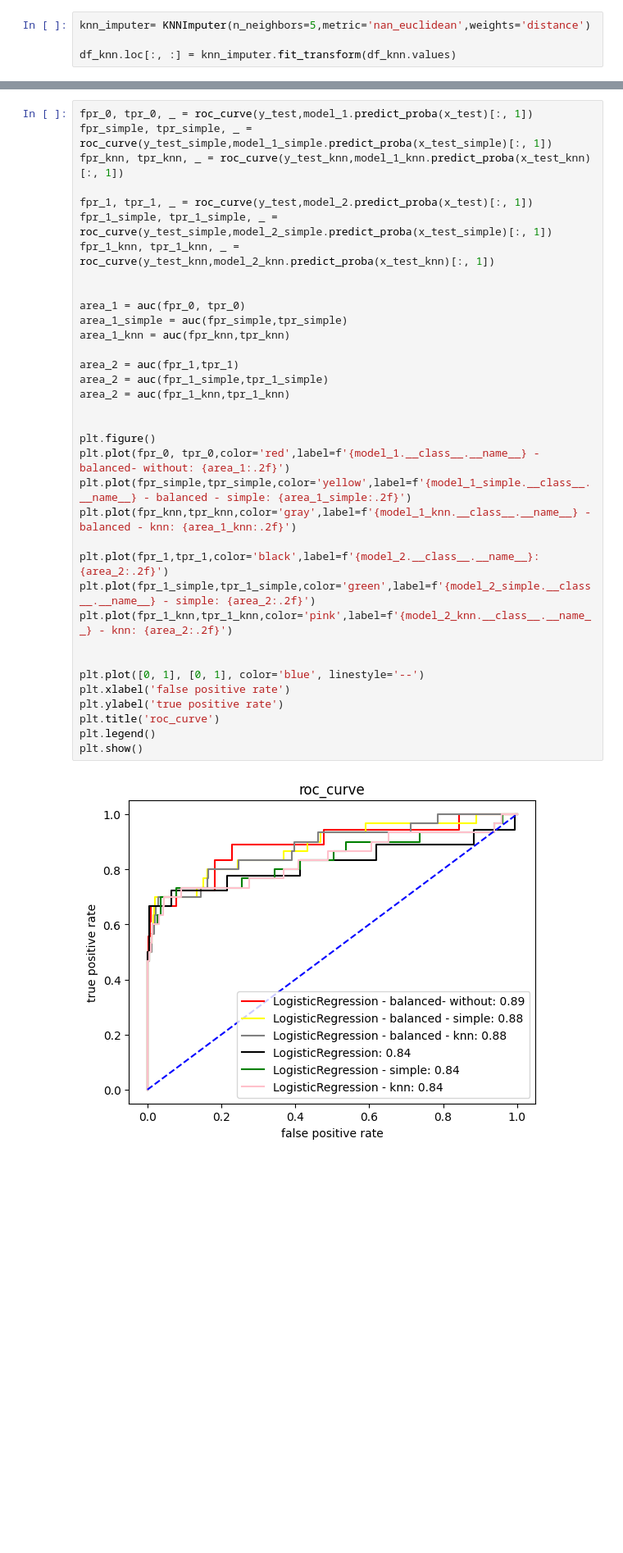
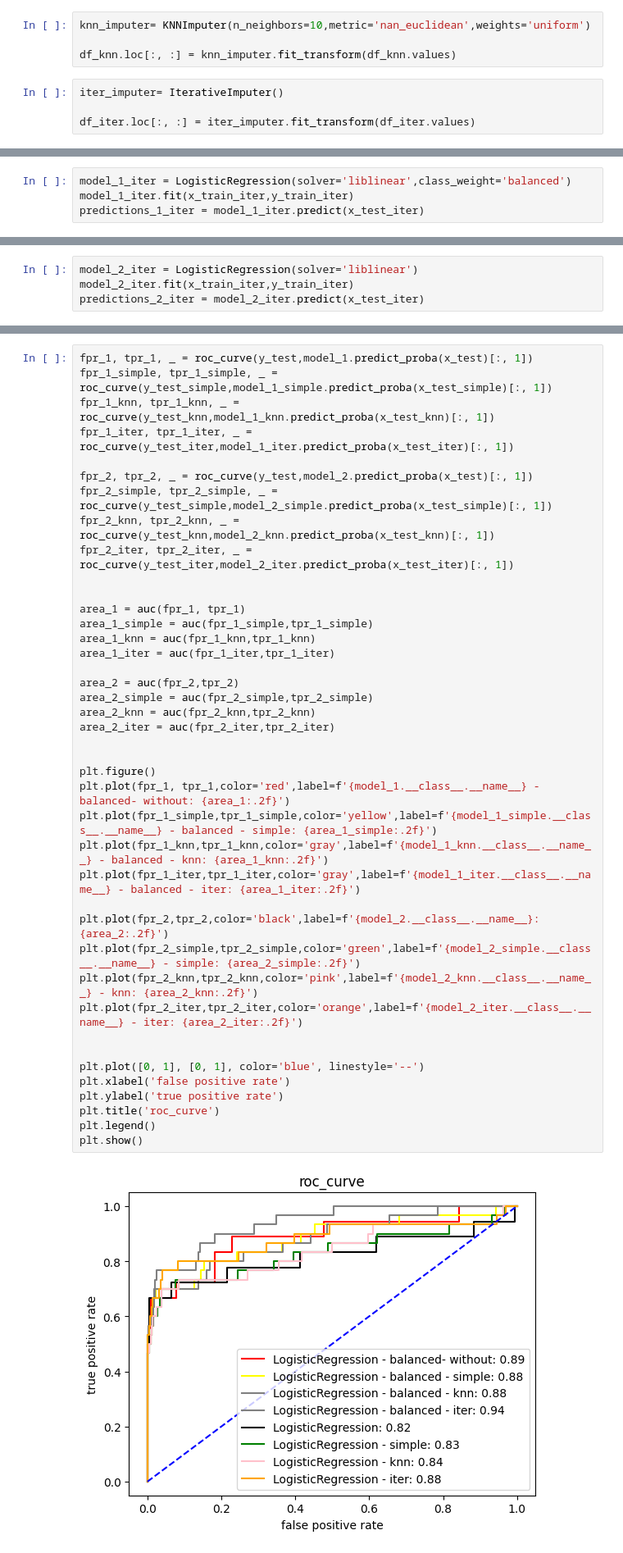
Before and after one commit to haroldeustaquio/Machine-Learning, a Jupyter notebook: Logistic-Regression/Heart-Disease-Prediction/testing.ipynb, the cells around one changed output, grey strips where cells are left out. Shown at 82% size. Cells and saved outputs as stored; diff of their text form; blank space fills up the shorter version.

```diff
--- a/Logistic-Regression/Heart-Disease-Prediction/testing.ipynb
+++ b/Logistic-Regression/Heart-Disease-Prediction/testing.ipynb
@@ -46,9 +44,13 @@ simple_imputer = SimpleImputer(strategy='mean')
 
 df_simple.loc[:, columns_with_nan] = simple_imputer.fit_transform(df_simple[columns_with_nan].values)
 # %%
-knn_imputer= KNNImputer(n_neighbors=5,metric='nan_euclidean',weights='distance')
+knn_imputer= KNNImputer(n_neighbors=10,metric='nan_euclidean',weights='uniform')
 
 df_knn.loc[:, :] = knn_imputer.fit_transform(df_knn.values)
+# %%
+iter_imputer= IterativeImputer()
+
+df_iter.loc[:, :] = iter_imputer.fit_transform(df_iter.values)
 # %% [markdown]
 ## 4. Model Building and Training
 # %%
@@ -142,0 +139,4 @@ Confusion Matrix:
+# %%
+model_1_iter = LogisticRegression(solver='liblinear',class_weight='balanced')
+model_1_iter.fit(x_train_iter,y_train_iter)
+predictions_1_iter = model_1_iter.predict(x_test_iter)
@@ -215,0 +235,4 @@ Confusion Matrix:
+# %%
+model_2_iter = LogisticRegression(solver='liblinear')
+model_2_iter.fit(x_train_iter,y_train_iter)
+predictions_2_iter = model_2_iter.predict(x_test_iter)
@@ -218,41 +258,47 @@ Confusion Matrix:
 # %% [markdown]
 ### ROC Curve
 # %%
-fpr_0, tpr_0, _ = roc_curve(y_test,model_1.predict_proba(x_test)[:, 1])
-fpr_simple, tpr_simple, _ = roc_curve(y_test_simple,model_1_simple.predict_proba(x_test_simple)[:, 1])
-fpr_knn, tpr_knn, _ = roc_curve(y_test_knn,model_1_knn.predict_proba(x_test_knn)[:, 1])
+fpr_1, tpr_1, _ = roc_curve(y_test,model_1.predict_proba(x_test)[:, 1])
+fpr_1_simple, tpr_1_simple, _ = roc_curve(y_test_simple,model_1_simple.predict_proba(x_test_simple)[:, 1])
+fpr_1_knn, tpr_1_knn, _ = roc_curve(y_test_knn,model_1_knn.predict_proba(x_test_knn)[:, 1])
+fpr_1_iter, tpr_1_iter, _ = roc_curve(y_test_iter,model_1_iter.predict_proba(x_test_iter)[:, 1])
 
-fpr_1, tpr_1, _ = roc_curve(y_test,model_2.predict_proba(x_test)[:, 1])
-fpr_1_simple, tpr_1_simple, _ = roc_curve(y_test_simple,model_2_simple.predict_proba(x_test_simple)[:, 1])
-fpr_1_knn, tpr_1_knn, _ = roc_curve(y_test_knn,model_2_knn.predict_proba(x_test_knn)[:, 1])
+fpr_2, tpr_2, _ = roc_curve(y_test,model_2.predict_proba(x_test)[:, 1])
+fpr_2_simple, tpr_2_simple, _ = roc_curve(y_test_simple,model_2_simple.predict_proba(x_test_simple)[:, 1])
+fpr_2_knn, tpr_2_knn, _ = roc_curve(y_test_knn,model_2_knn.predict_proba(x_test_knn)[:, 1])
+fpr_2_iter, tpr_2_iter, _ = roc_curve(y_test_iter,model_2_iter.predict_proba(x_test_iter)[:, 1])
 
 
-area_1 = auc(fpr_0, tpr_0)
-area_1_simple = auc(fpr_simple,tpr_simple)
-area_1_knn = auc(fpr_knn,tpr_knn)
+area_1 = auc(fpr_1, tpr_1)
+area_1_simple = auc(fpr_1_simple,tpr_1_simple)
+area_1_knn = auc(fpr_1_knn,tpr_1_knn)
+area_1_iter = auc(fpr_1_iter,tpr_1_iter)
 
-area_2 = auc(fpr_1,tpr_1)
-area_2 = auc(fpr_1_simple,tpr_1_simple)
-area_2 = auc(fpr_1_knn,tpr_1_knn)
+area_2 = auc(fpr_2,tpr_2)
+area_2_simple = auc(fpr_2_simple,tpr_2_simple)
+area_2_knn = auc(fpr_2_knn,tpr_2_knn)
+area_2_iter = auc(fpr_2_iter,tpr_2_iter)
 
 
 plt.figure()
-plt.plot(fpr_0, tpr_0,color='red',label=f'{model_1.__class__.__name__} - balanced- without: {area_1:.2f}')
-plt.plot(fpr_simple,tpr_simple,color='yellow',label=f'{model_1_simple.__class__.__name__} - balanced - simple: {area_1_simple:.2f}')
-plt.plot(fpr_knn,tpr_knn,color='gray',label=f'{model_1_knn.__class__.__name__} - balanced - knn: {area_1_knn:.2f}')
+plt.plot(fpr_1, tpr_1,color='red',label=f'{model_1.__class__.__name__} - balanced- without: {area_1:.2f}')
+plt.plot(fpr_1_simple,tpr_1_simple,color='yellow',label=f'{model_1_simple.__class__.__name__} - balanced - simple: {area_1_simple:.2f}')
+plt.plot(fpr_1_knn,tpr_1_knn,color='gray',label=f'{model_1_knn.__class__.__name__} - balanced - knn: {area_1_knn:.2f}')
+plt.plot(fpr_1_iter,tpr_1_iter,color='gray',label=f'{model_1_iter.__class__.__name__} - balanced - iter: {area_1_iter:.2f}')
 
-plt.plot(fpr_1,tpr_1,color='black',label=f'{model_2.__class__.__name__}: {area_2:.2f}')
-plt.plot(fpr_1_simple,tpr_1_simple,color='green',label=f'{model_2_simple.__class__.__name__} - simple: {area_2:.2f}')
-plt.plot(fpr_1_knn,tpr_1_knn,color='pink',label=f'{model_2_knn.__class__.__name__} - knn: {area_2:.2f}')
+plt.plot(fpr_2,tpr_2,color='black',label=f'{model_2.__class__.__name__}: {area_2:.2f}')
+plt.plot(fpr_2_simple,tpr_2_simple,color='green',label=f'{model_2_simple.__class__.__name__} - simple: {area_2_simple:.2f}')
+plt.plot(fpr_2_knn,tpr_2_knn,color='pink',label=f'{model_2_knn.__class__.__name__} - knn: {area_2_knn:.2f}')
+plt.plot(fpr_2_iter,tpr_2_iter,color='orange',label=f'{model_2_iter.__class__.__name__} - iter: {area_2_iter:.2f}')
 
 
 plt.plot([0, 1], [0, 1], color='blue', linestyle='--')
 plt.xlabel('false positive rate')
 plt.ylabel('true positive rate')
 plt.title('roc_curve')
 plt.legend()
 plt.show()
 # %% [output]
-[figure, old version]
+[figure, new version]
 # %% [markdown]
 ### Precision-Recall Curve
```
Also changed, not shown: parts of 13 cells of this notebook.
